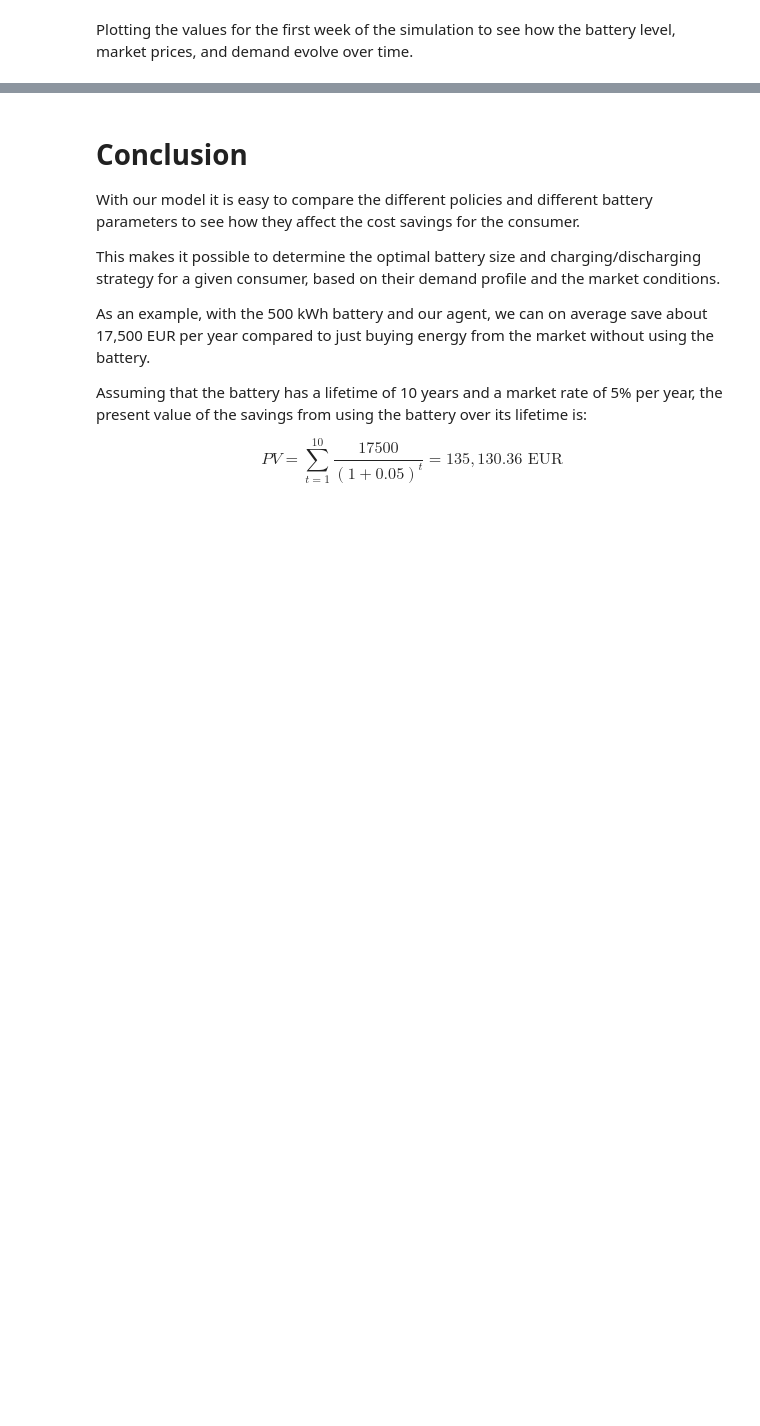
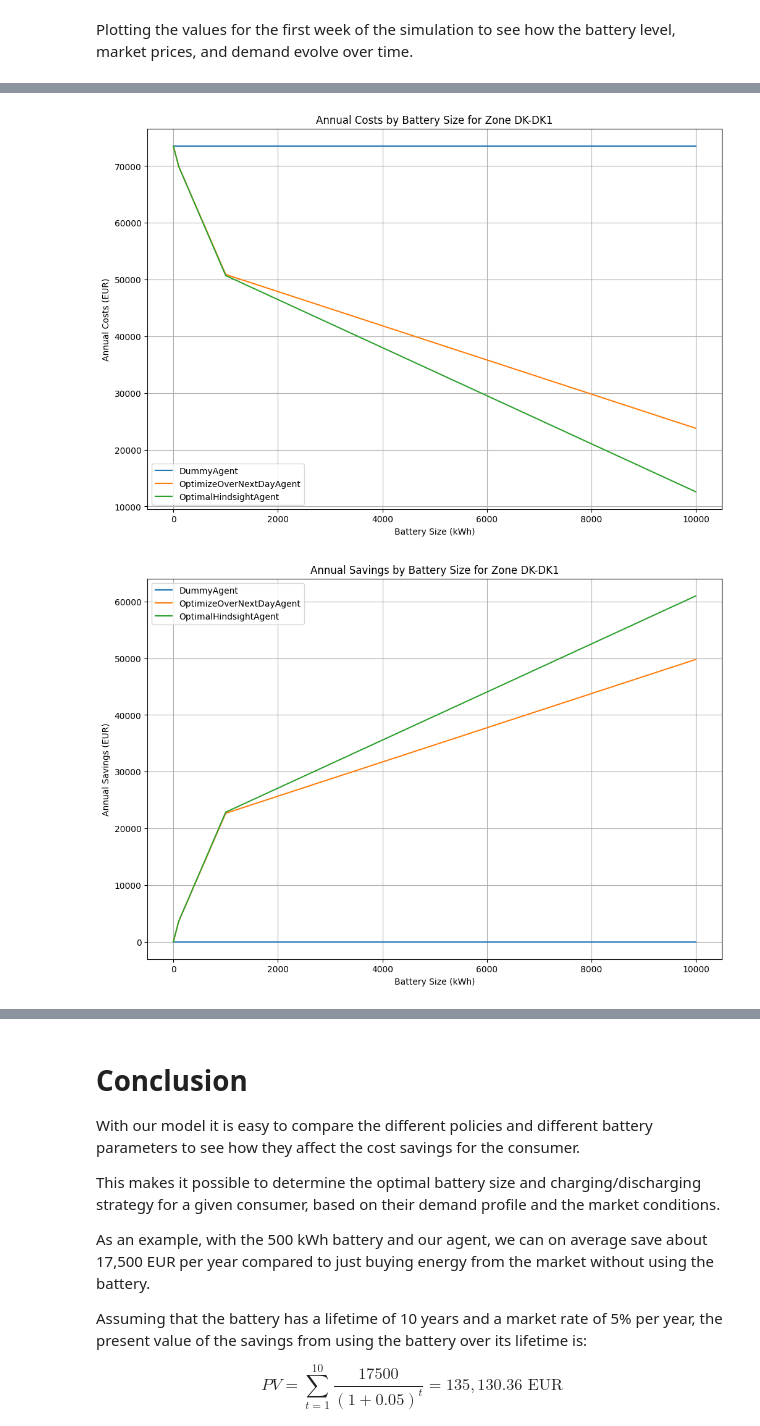
Before and after one commit to JonasDennisHansen/Advanced_business_analytics, a Jupyter notebook: Simulation env.ipynb, the cells around one changed output, grey strips where cells are left out. Cells and saved outputs as stored; diff of their text form; code cells hidden in the pictures; blank space fills up the shorter version.

```diff
--- a/Simulation env.ipynb
+++ b/Simulation env.ipynb
@@ -457,7 +457,7 @@ class OptimalHindsightAgent(Agent):
         self.expected_simulation_result.actions = [Action(buy_energy_amount=model.buy_energy[t].value) for t in model.T]
         self.expected_simulation_result.costs = [Cost(amount=model.buy_energy[t].value * model.energy_price[t],
                                                         carbon_emissions=model.buy_energy[t].value * model.carbon_intensity[t],
-                                                        green_factor=self.environment.parameters.green_factor) for t in model.T]
+                                                        price_per_kg_co2=self.environment.parameters.price_per_kg_co2) for t in model.T]
 
     def select_action(self, state):
         return self.expected_simulation_result.actions[state.time_step]
@@ -467,7 +467,7 @@ class OptimalHindsightAgent(Agent):
 class OptimizeOverNextDayAgent(Agent):
     def __init__(self, environment):
         super().__init__(environment)
-        assert environment.parameters.green_factor == 0, "OptimizeOverNextDayAgent is only implemented for cost minimization (green_factor=0)"
+        assert environment.parameters.price_per_kg_co2 == 0, "OptimizeOverNextDayAgent is only implemented for cost minimization (price_per_kg_co2=0)"
         self.expected_simulation_result = SimulationResult()
         self.saved_exogen_data = {}
 
@@ -477,7 +477,7 @@ class OptimizeOverNextDayAgent(Agent):
             any_future_prices = True
             self.saved_exogen_data[t] = ExogenousValues(
                 energy_price=state.other_factors['future_prices'][t],
-                carbon_intensity=0,  # Carbon intensity is not relevant for this agent since green_factor=0
+                carbon_intensity=0,  # Carbon intensity is not relevant for this agent since price_per_kg_co2=0
                 other_factors={}
             )
         return any_future_prices
@@ -511,7 +511,7 @@ class OptimizeOverNextDayAgent(Agent):
             action = Action(buy_energy_amount=model.buy_energy[t - state.time_step].value)
             cost = Cost(amount=model.buy_energy[t - state.time_step].value * model.energy_price[t - state.time_step],
                         carbon_emissions=model.buy_energy[t - state.time_step].value * model.carbon_intensity[t - state.time_step],
-                        green_factor=0)
+                        price_per_kg_co2=self.environment.parameters.price_per_kg_co2)
             if t < len(self.expected_simulation_result.states):
                 self.expected_simulation_result.states[t] = new_state
                 self.expected_simulation_result.actions[t] = action
@@ -772,3 +799,13 @@ for zone in zones:
+# %%
+parameters = Parameters(
+    initial_battery_level=0, # Initial battery level in kWh
+    max_battery_capacity=1000, # Maximum battery capacity in kWh
+    max_charging_rate=1000, # Maximum charge rate in kW
+    charge_efficiency=0.98, # Efficiency of charging (0 to 1)
+    max_discharging_rate=1000, # Maximum discharge rate in kW
+    discharge_efficiency=0.98, # Efficiency of discharging (0 to 1)
+    price_per_kg_co2=0 # Price per kg of CO2 emissions (currency per kg)
+)
 # %% [markdown]
 # Running the simulation
 # %%
@@ -801,7 +874,7 @@ for result in all_results:
 # %%
 # print table for each cost where rows are policies and columns are zones
 
-for cost_type in ['amount', 'carbon_emissions', 'weighted_cost']:
+for cost_type in ['amount', 'carbon_emissions', 'total_cost']:
     print(f"Average {cost_type} for each policy and zone:")
     df = pd.DataFrame(columns=['Policy'] + list(zones))
     for result in all_results:
@@ -827,0 +1000,60 @@ for result in all_results:
+# %%
+# plot savings per year for each policy and battery size
+zone = 'DK-DK1'
+
+
+
+plt.figure(figsize=(12, 8))
+for policy in policies:
+    annual_costs = [annual_costs_results.get((policy.__name__, zone, battery_size), 0) for battery_size in battery_sizes]
+    plt.plot(battery_sizes, annual_costs, label=policy.__name__)
+
+plt.xlabel('Battery Size (kWh)')
+plt.ylabel('Annual Costs (EUR)')
+plt.title(f'Annual Costs by Battery Size for Zone {zone}')
+plt.legend()
+plt.grid()
+plt.show()
+
+
+
+plt.figure(figsize=(12, 8))
+for policy in policies:
+    annual_savings = [annual_savings_results.get((policy.__name__, zone, battery_size), 0) for battery_size in battery_sizes]
+    plt.plot(battery_sizes, annual_savings, label=policy.__name__)
+
+plt.xlabel('Battery Size (kWh)')
+plt.ylabel('Annual Savings (EUR)')
+plt.title(f'Annual Savings by Battery Size for Zone {zone}')
+plt.legend()
+plt.grid()
+plt.show()
+
+
+
+plt.figure(figsize=(12, 8))
+for policy in policies:
+    savings_per_kwh = [savings_per_kwh_results.get((policy.__name__, zone, battery_size), 0) for battery_size in battery_sizes]
+    plt.plot(battery_sizes, savings_per_kwh, label=policy.__name__)
+
+plt.xlabel('Battery Size (kWh)')
+plt.ylabel('Savings per kWh per Year (EUR/kWh)')
+plt.title(f'Savings per kWh by Battery Size for Zone {zone}')
+plt.legend()
+plt.grid()
+plt.show()
+
+plt.figure(figsize=(12, 8))
+for policy in policies:
+    net_present_value_per_kwh = [net_present_value_per_kwh_results.get((policy.__name__, zone, battery_size), 0) for battery_size in battery_sizes]
+    plt.plot(battery_sizes, net_present_value_per_kwh, label=policy.__name__)
+
+plt.xlabel('Battery Size (kWh)')
+plt.ylabel('Net Present Value per kWh (EUR/kWh)')
+plt.title(f'Net Present Value per kWh by Battery Size for Zone {zone}')
+plt.legend()
+plt.grid()
+plt.show()
+# %% [output]
+[figure, added]
+[figure, added]
```
Also changed, not shown: parts of 21 cells of this notebook.
